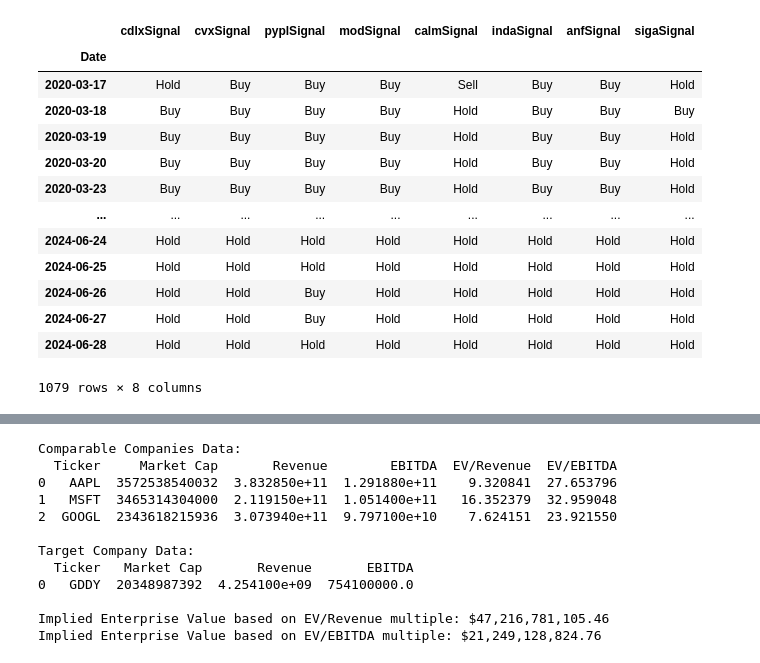
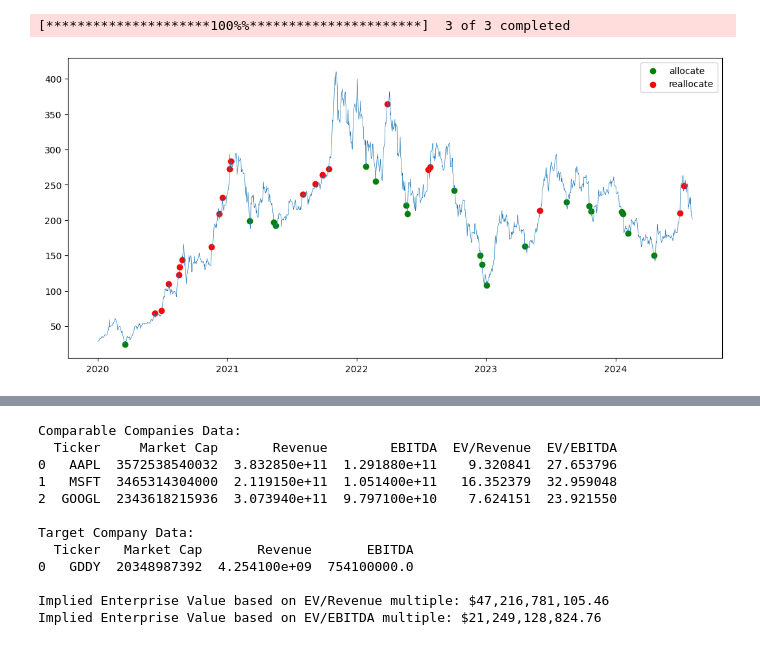
Before and after one commit to ab123-bruh/fund_temp, a Jupyter notebook: test.ipynb, the cells around one changed output, grey strips where cells are left out. Cells and saved outputs as stored; diff of their text form; code cells hidden in the pictures.

```diff
--- a/test.ipynb
+++ b/test.ipynb
@@ -73,4 +1,8 @@ plot_torus("cdlx",big,rolling_mean,rolling_std,buy_signal,sell_signal,len(df))
 # %%
+import pandas as pd
+from mvdata import TickerData
+import yfinance as yf
+
 def action_tickers(ticker,buy_indicator,sell_indicator):
     tick_buy = pd.DataFrame(buy_indicator[ticker])
     tick_buy["BuySignal"] = "Buy"
@@ -89,37 +21,60 @@ def action_tickers(ticker,buy_indicator,sell_indicator):
     hold = actions.loc[(actions["BuySignal"] == "Hold") & (actions["SellSignal"] == "Hold"), "BuySignal"]
 
     actions = pd.concat([buy,sell,hold],axis=0).reset_index()
-
     actions.columns = ["Date", ticker + "Signal"]
 
     actions = actions.sort_values(by="Date",ascending=True).reset_index(drop=True)
 
+    decision = []
+    previous_decision = ""
+
+    for value in actions[ticker + "Signal"].values.tolist():
+        if value == previous_decision:
+            decision.append("Hold")
+        else:
+            decision.append(value)
+            previous_decision = value
+
+    actions[ticker + "Signal"] = decision
     actions = actions.drop(["Date"],axis=1)
 
     return actions
 
-ticker_action = pd.DataFrame(buy_signal.index)
+df = TickerData("AAPL MSFT TSLA").get_historical_data(start_date="2020-01-01")
+window = 50
 
-for tick in symbols:
-    ticker_action[tick.lower() + "Signal"] = action_tickers(tick.lower(),buy_signal,sell_signal)
+rolling_mean = df.rolling(window=window).mean()
+rolling_std = df.rolling(window=window).std()
+
+buy_signal = df < rolling_mean - (2 * rolling_std)
+sell_signal = df >= rolling_mean + (2 * rolling_std)
+
+ticker_action = pd.DataFrame(df.index)
+
+for tick in df.columns.tolist():
+    ticker_action[tick + "Signal"] = action_tickers(tick,buy_signal,sell_signal)
 
 date = ticker_action.pop("Date")
 ticker_action = ticker_action.set_index(date)
-
-ticker_action.iloc[51:]
 # %% [output]
-|  | cdlxSignal | cvxSignal | pyplSignal | modSignal | calmSignal | indaSignal | anfSignal | sigaSignal |
-| Date |  |  |  |  |  |  |  |  |
-| 2020-03-17 | Hold | Buy | Buy | Buy | Sell | Buy | Buy | Hold |
-| 2020-03-18 | Buy | Buy | Buy | Buy | Hold | Buy | Buy | Buy |
-| 2020-03-19 | Buy | Buy | Buy | Buy | Hold | Buy | Buy | Hold |
-| 2020-03-20 | Buy | Buy | Buy | Buy | Hold | Buy | Buy | Hold |
-| 2020-03-23 | Buy | Buy | Buy | Buy | Hold | Buy | Buy | Hold |
-| ... | ... | ... | ... | ... | ... | ... | ... | ... |
-| 2024-06-24 | Hold | Hold | Hold | Hold | Hold | Hold | Hold | Hold |
-| 2024-06-25 | Hold | Hold | Hold | Hold | Hold | Hold | Hold | Hold |
-| 2024-06-26 | Hold | Hold | Buy | Hold | Hold | Hold | Hold | Hold |
-| 2024-06-27 | Hold | Hold | Buy | Hold | Hold | Hold | Hold | Hold |
-| 2024-06-28 | Hold | Hold | Hold | Hold | Hold | Hold | Hold | Hold |
-1079 rows × 8 columns
+[*********************100%%**********************]  3 of 3 completed
+# %%
+from matplotlib import pyplot as plt
+
+figure, ax = plt.subplots(figsize=(13, 6))
+
+plot_data = pd.concat([df,ticker_action],axis=1)
+
+buy = plot_data.loc[plot_data["TSLASignal"] == "Buy", ["TSLA", "TSLASignal"]]
+sell = plot_data.loc[plot_data["TSLASignal"] == "Sell", ["TSLA", "TSLASignal"]]
+
+plt.plot(plot_data["TSLA"],linewidth=.5)
+
+ax.scatter(buy.index,buy["TSLA"],color="green",label="allocate")
+ax.scatter(sell.index,sell["TSLA"],color="red",label="reallocate")
+
+plt.legend()
+plt.show()
+# %% [output]
+[figure, added]
 # %%
```
Also changed, not shown: parts of 8 cells of this notebook, 6 other files.
